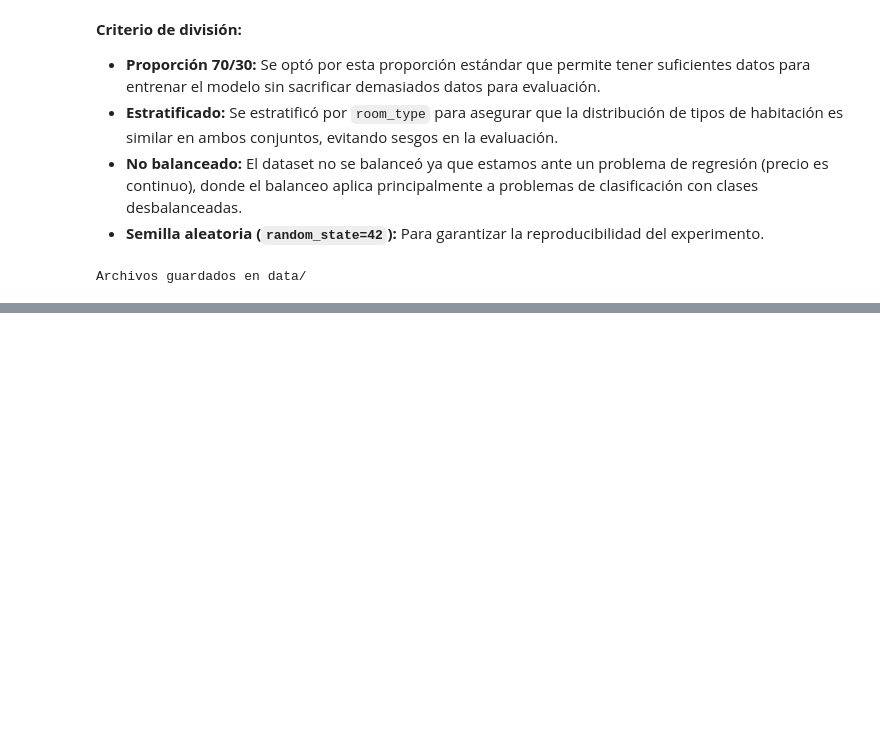
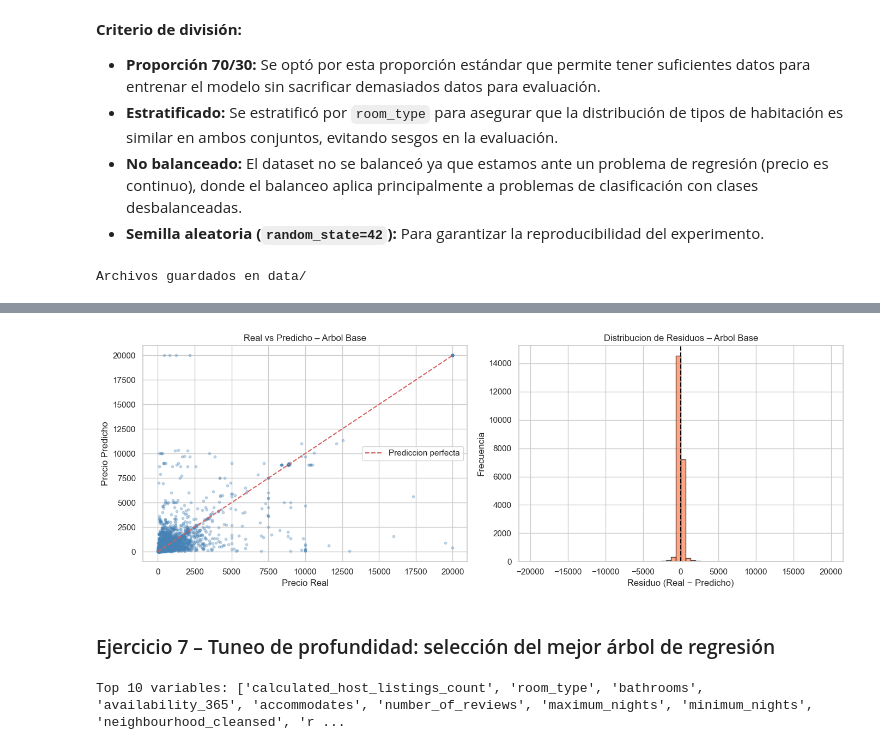
Before and after one commit to AleWWH1104/Lab4-md, a Jupyter notebook: Lab4-md.ipynb, the cells around one changed output, grey strips where cells are left out. Cells and saved outputs as stored; diff of their text form; code cells hidden in the pictures; blank space fills up the shorter version.

```diff
--- a/Lab4-md.ipynb
+++ b/Lab4-md.ipynb
@@ -674,0 +743,10 @@ Archivos guardados en data/
+# %%
+y_pred_base_train = arbol_base.predict(X_train)
+y_pred_base_test  = arbol_base.predict(X_test)
+
+print('METRICAS EN ENTRENAMIENTO:')
+evaluar_regresion('Arbol Base – Train', y_train, y_pred_base_train)
+
+print('METRICAS EN PRUEBA:')
+r_base = evaluar_regresion('Arbol Base – Test', y_test, y_pred_base_test)
+resultados.append(r_base)
@@ -674,0 +765,32 @@ Archivos guardados en data/
+# %%
+fig, axes = plt.subplots(1, 2, figsize=(14, 5))
+
+# Real vs predicho
+axes[0].scatter(y_test, y_pred_base_test, alpha=0.3, color='steelblue', s=10)
+lim = float(max(y_test.max(), y_pred_base_test.max()))
+axes[0].plot([0, lim], [0, lim], 'r--', lw=1.5, label='Prediccion perfecta')
+axes[0].set_xlabel('Precio Real')
+axes[0].set_ylabel('Precio Predicho')
+axes[0].set_title('Real vs Predicho – Arbol Base')
+axes[0].legend()
+
+# Residuos
+residuos = y_test.values - y_pred_base_test
+axes[1].hist(residuos, bins=60, color='coral', edgecolor='black', alpha=0.7)
+axes[1].axvline(0, color='black', linestyle='--')
+axes[1].set_xlabel('Residuo (Real − Predicho)')
+axes[1].set_ylabel('Frecuencia')
+axes[1].set_title('Distribucion de Residuos – Arbol Base')
+
+plt.tight_layout()
+plt.show()
+# %% [output]
+[figure, added]
+# %% [markdown]
+### Ejercicio 7 – Tuneo de profundidad: selección del mejor árbol de regresión
+# %%
+# Top 10 variables para modelos con selección de variables
+top10_vars = importancias.head(10).index.tolist()
+print('Top 10 variables:', top10_vars)
+# %% [output]
+Top 10 variables: ['calculated_host_listings_count', 'room_type', 'bathrooms', 'availability_365', 'accommodates', 'number_of_reviews', 'maximum_nights', 'minimum_nights', 'neighbourhood_cleansed', 'r ...
```
Also changed, not shown: parts of 19 cells of this notebook, 3 other files.
